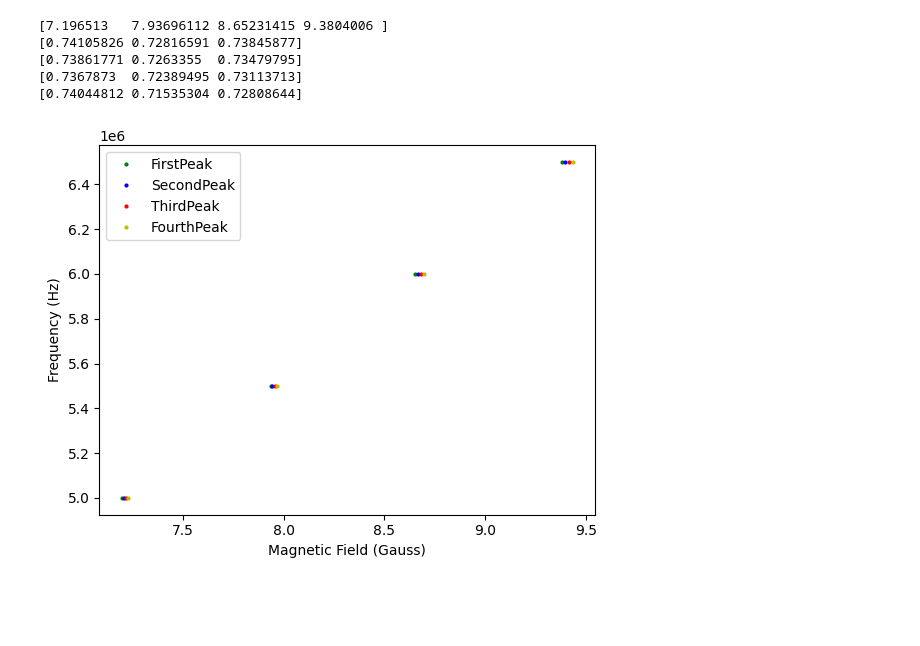
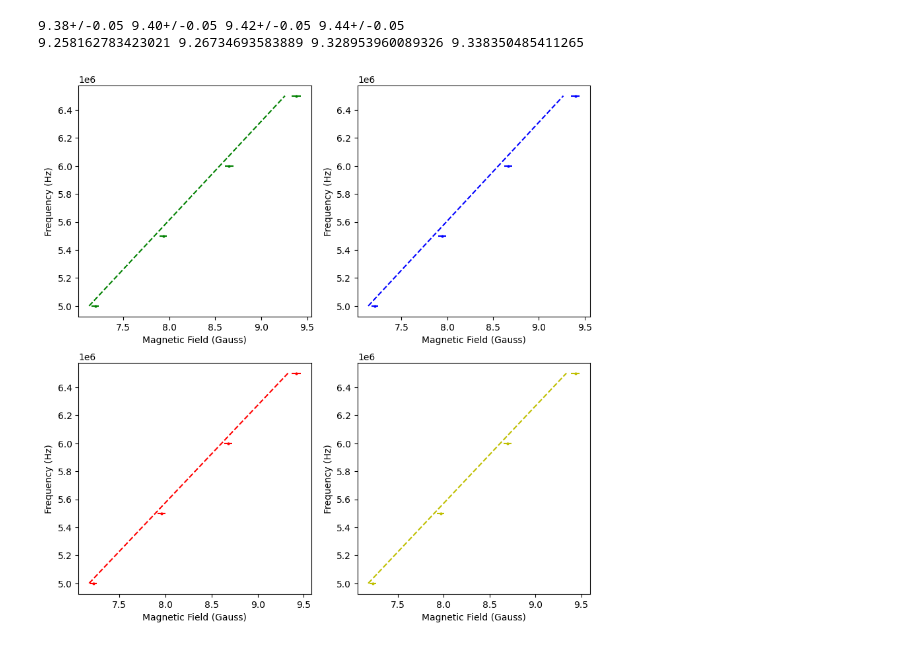
Before and after one commit to Shaquible/ENPH453, a Jupyter notebook: pump/lowFieldZeeman.ipynb, the cells around one changed output. Drawn from its saved outputs; the diff is of its cells as text; code cells hidden in the pictures; blank space fills up the shorter version.

Commit message:
finished error analysis

```diff
--- a/pump/lowFieldZeeman.ipynb
+++ b/pump/lowFieldZeeman.ipynb
@@ -41,15 +45,15 @@ B85 = transitionFreqs/1.3996e6*3
 B87 = transitionFreqs/1.3996e6*2
 BS = np.concatenate((B85, B87))
 Is = np.concatenate((rb85Transitions, rb87Transitions))
-popt3, pcov3 = curve_fit(linear_fit, Is, BS)
-print(popt3)
-plt.plot(Is, linear_fit(Is, *popt3), 'g--', label='Fit')
-plt.plot(Is, BS, 'go', label='Data')
+Is = unp.uarray(Is, 0.001*np.ones(len(Is)))
+popt3, pcov3 = curve_fit(inverseLinearFit, BS, unp.nominal_values(Is), sigma = unp.std_devs(Is))
+plt.plot(unp.nominal_values(Is), unp.nominal_values(linear_fit(Is, *popt3)), 'g--', label='Fit')
+plt.plot(unp.nominal_values(Is), unp.nominal_values(BS), 'go', label='Data')
 plt.text(0.5, 0.3, 'B = ' + str(popt3[0])[:6] + '* I + ' + str(popt3[1])[:6], fontsize=8)
 plt.xlabel('Current (A)')
 plt.ylabel('Magnetic Field (Gauss)')
 plt.show()
 
 def sweepB(I):
-    return popt3[0]*I + popt3[1]
+    return unc.ufloat(popt3[0], np.sqrt(pcov3[0,0]))*I + unc.ufloat(popt3[1], np.sqrt(pcov3[1,1]))
 # %% [output]
@@ -71,16 +76,17 @@ firstPeakMainB = B87MainCal - sweepB(firstPeakSweep)
 secondPeakMainB = B85MainCal - sweepB(secondPeakSweep)
 mainFieldBs = np.concatenate((firstPeakMainB, secondPeakMainB))
 mainFieldIs = np.concatenate((firstPeakMain, secondPeakMain))
-sortedIs = np.sort(mainFieldIs)
-popt4, pcov4 = curve_fit(slopeFit, mainFieldIs, mainFieldBs)
+mainFieldIs = unp.uarray(mainFieldIs, 0.001*np.ones(len(mainFieldIs)))
+sortedIs = unp.nominal_values(np.sort(mainFieldIs))
+popt4, pcov4 = curve_fit(slopeFit, unp.nominal_values(mainFieldIs), unp.nominal_values(mainFieldBs), sigma = unp.std_devs(mainFieldBs))
 print(popt4, np.sqrt(pcov4[0,0]))
 plt.plot(sortedIs, slopeFit(sortedIs, *popt4), 'g--', label='Fit')
-plt.plot(mainFieldIs, mainFieldBs, 'go', label='Data')
+plt.errorbar(unp.nominal_values(mainFieldIs), unp.nominal_values(mainFieldBs),xerr = unp.std_devs(mainFieldIs), yerr = unp.std_devs(mainFieldBs), fmt = 'go', label='Data',capsize=5)
 plt.text(0.05, 2, 'B = ' + str(popt4[0])[:6] + '* I', fontsize=8)
 plt.xlabel('Current (A)')
 plt.ylabel('Magnetic Field (Gauss)')
 plt.show()
 
 def BField(mainCoilCurrent, sweepCoilCurrent):
-    return sweepB(sweepCoilCurrent) + popt4[0]*mainCoilCurrent
+    return sweepB(sweepCoilCurrent) + unc.ufloat(popt4[0], np.sqrt(pcov4[0,0]))*mainCoilCurrent
 # %% [output]
@@ -114,32 +136,49 @@ print(omegaIplushalf(2*np.pi*5e6, 1.5, 1/2, 2))
 # %%
 frequencies = np.array([5e6, 5.5e6, 6e6, 6.5e6])
 mainCoilCurrents = np.array([0.410, 0.454, 0.495, 0.533])*2
 firstPeaks = np.array([0.433, 0.398, 0.407, 0.522])
 secondPeaks = np.array([0.45, 0.409, 0.432, 0.552])
 thridPeaks = np.array([0.468, 0.430, 0.457, 0.583])
 fourthPeaks = np.array([0.485, 0.451, 0.481, 0.613])
 firstPeakBs = BField(mainCoilCurrents, firstPeaks)
-print(firstPeakBs)
+
 secondPeakBs = BField(mainCoilCurrents, secondPeaks)
 thirdPeakBs = BField(mainCoilCurrents, thridPeaks)
 fourthPeakBs = BField(mainCoilCurrents, fourthPeaks)
-print(fourthPeakBs[1:] - fourthPeakBs[:-1])
-print(thirdPeakBs[1:] - thirdPeakBs[:-1])
-print(secondPeakBs[1:] - secondPeakBs[:-1])
-print(firstPeakBs[1:] - firstPeakBs[:-1])
+predictedFirstPeaks = []
+predictedSecondPeaks = []
+predictedThirdPeaks = []
+predictedFourthPeaks = []
+plotFreqs = np.linspace(5e6, 6.5e6, 100)
+for freq in plotFreqs:
+    resonances = quadraticResField(freq*2*np.pi, 1/2)
+    predictedFirstPeaks.append(resonances[0])
+    predictedSecondPeaks.append(resonances[1])
+    predictedThirdPeaks.append(resonances[2])
+    predictedFourthPeaks.append(resonances[3])
 
-plt.plot(firstPeakBs, frequencies, "go", label='FirstPeak', markersize=2)
-plt.plot(secondPeakBs, frequencies, "bo", label='SecondPeak', markersize=2)
-plt.plot(thirdPeakBs, frequencies, "ro", label='ThirdPeak', markersize=2)
-plt.plot(fourthPeakBs, frequencies, "yo", label='FourthPeak', markersize=2)
-plt.legend()
-plt.xlabel('Magnetic Field (Gauss)')
-plt.ylabel('Frequency (Hz)')
+print(firstPeakBs[3], secondPeakBs[3], thirdPeakBs[3], fourthPeakBs[3])
+print(predictedFirstPeaks[-1], predictedSecondPeaks[-1], predictedThirdPeaks[-1], predictedFourthPeaks[-1])
+#make a 2by 2 subplot
+fig, ax = plt.subplots(2,2, figsize=(10,10))
+ax[0,0].errorbar(unp.nominal_values(firstPeakBs), frequencies, xerr = unp.std_devs(firstPeakBs), fmt ="go", label='FirstPeak', markersize=2)
+ax[0,0].plot(predictedFirstPeaks, plotFreqs, "g--", label='FirstPeakPredicted', markersize=2)
+ax[0,0].set_xlabel('Magnetic Field (Gauss)')
+ax[0,0].set_ylabel('Frequency (Hz)')
+ax[0,1].errorbar(unp.nominal_values(secondPeakBs), frequencies, xerr = unp.std_devs(secondPeakBs), fmt ="bo", label='SecondPeak', markersize=2)
+ax[0,1].plot(predictedSecondPeaks, plotFreqs, "b--", label='SecondPeakPredicted', markersize=2)
+ax[0,1].set_xlabel('Magnetic Field (Gauss)')
+ax[0,1].set_ylabel('Frequency (Hz)')
+ax[1,0].errorbar(unp.nominal_values(thirdPeakBs), frequencies, xerr = unp.std_devs(thirdPeakBs), fmt ="ro", label='ThirdPeak', markersize=2)
+ax[1,0].plot(predictedThirdPeaks, plotFreqs, "r--", label='ThirdPeakPredicted', markersize=2)
+ax[1,0].set_xlabel('Magnetic Field (Gauss)')
+ax[1,0].set_ylabel('Frequency (Hz)')
+ax[1,1].errorbar(unp.nominal_values(fourthPeakBs), frequencies, xerr = unp.std_devs(fourthPeakBs), fmt ="yo", label='FourthPeak', markersize=2)
+ax[1,1].plot(predictedFourthPeaks, plotFreqs, "y--", label='FourthPeakPredicted', markersize=2)
+ax[1,1].set_xlabel('Magnetic Field (Gauss)')
+ax[1,1].set_ylabel('Frequency (Hz)')
 plt.show()
 # %% [output]
-[7.196513   7.93696112 8.65231415 9.3804006 ]
-[0.74105826 0.72816591 0.73845877]
-[0.73861771 0.7263355  0.73479795]
-[0.7367873  0.72389495 0.73113713]
-[0.74044812 0.71535304 0.72808644]
+9.38+/-0.05 9.40+/-0.05 9.42+/-0.05 9.44+/-0.05
+9.258162783423021 9.26734693583889 9.328953960089326 9.338350485411265
-[figure, old version]
+[figure, new version]
```
Also changed, not shown: parts of 9 cells of this notebook.
